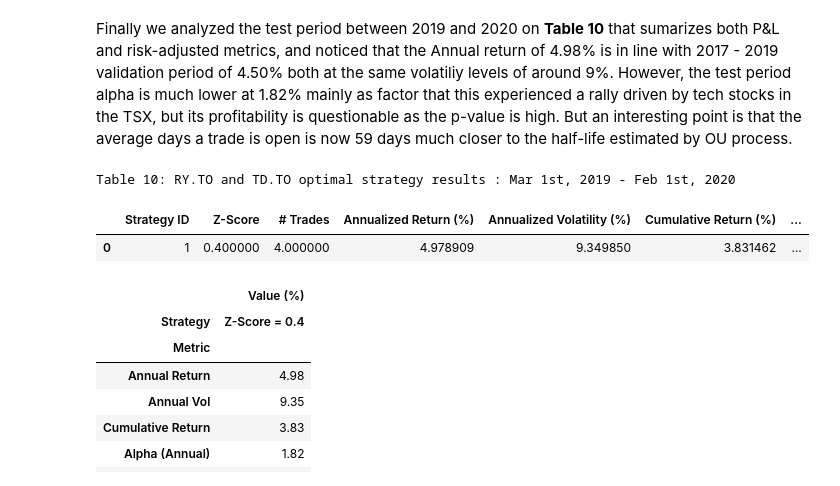
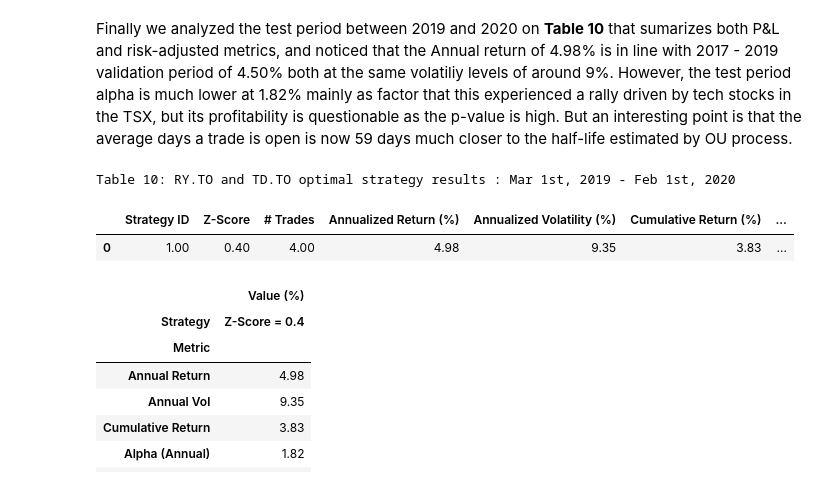
Before and after one commit to alexyspereira/Pairs_Trading, a Jupyter notebook: CQF_PairsTrading.ipynb, the cells around one changed output. Cells and saved outputs as stored; diff of their text form; code cells hidden in the pictures.

```diff
--- a/CQF_PairsTrading.ipynb
+++ b/CQF_PairsTrading.ipynb
@@ -498,11 +498,11 @@ But an interesting point is that the average days a trade is open is now 59 days
 # %%
 ptback_test.backtest()
 
-ptback_test.summary_tables().style.set_caption("Table 10: RY.TO and TD.TO optimal strategy results : Mar 1st, 2019 - Feb 1st, 2020").set_table_styles(styles)
+ptback_test.summary_tables().applymap('{:.2f}'.format).style.set_caption("Table 10: RY.TO and TD.TO optimal strategy results : Mar 1st, 2019 - Feb 1st, 2020").set_table_styles(styles)
 # %% [output]
 Table 10: RY.TO and TD.TO optimal strategy results : Mar 1st, 2019 - Feb 1st, 2020
 |  | Strategy ID | Z-Score | # Trades | Annualized Return (%) | Annualized Volatility (%) | Cumulative Return (%) | ... |
-| 0 | 1 | 0.400000 | 4.000000 | 4.978909 | 9.349850 | 3.831462 | ... |
+| 0 | 1.00 | 0.40 | 4.00 | 4.98 | 9.35 | 3.83 | ... |
 # %%
 summary_test,trade_analysis_test = compute_risk_metrics(ptback_test.back_test_results,
                                                           historical_tbl=ptback_valid.back_test_results)
```
Also changed, not shown: parts of 47 cells of this notebook.
